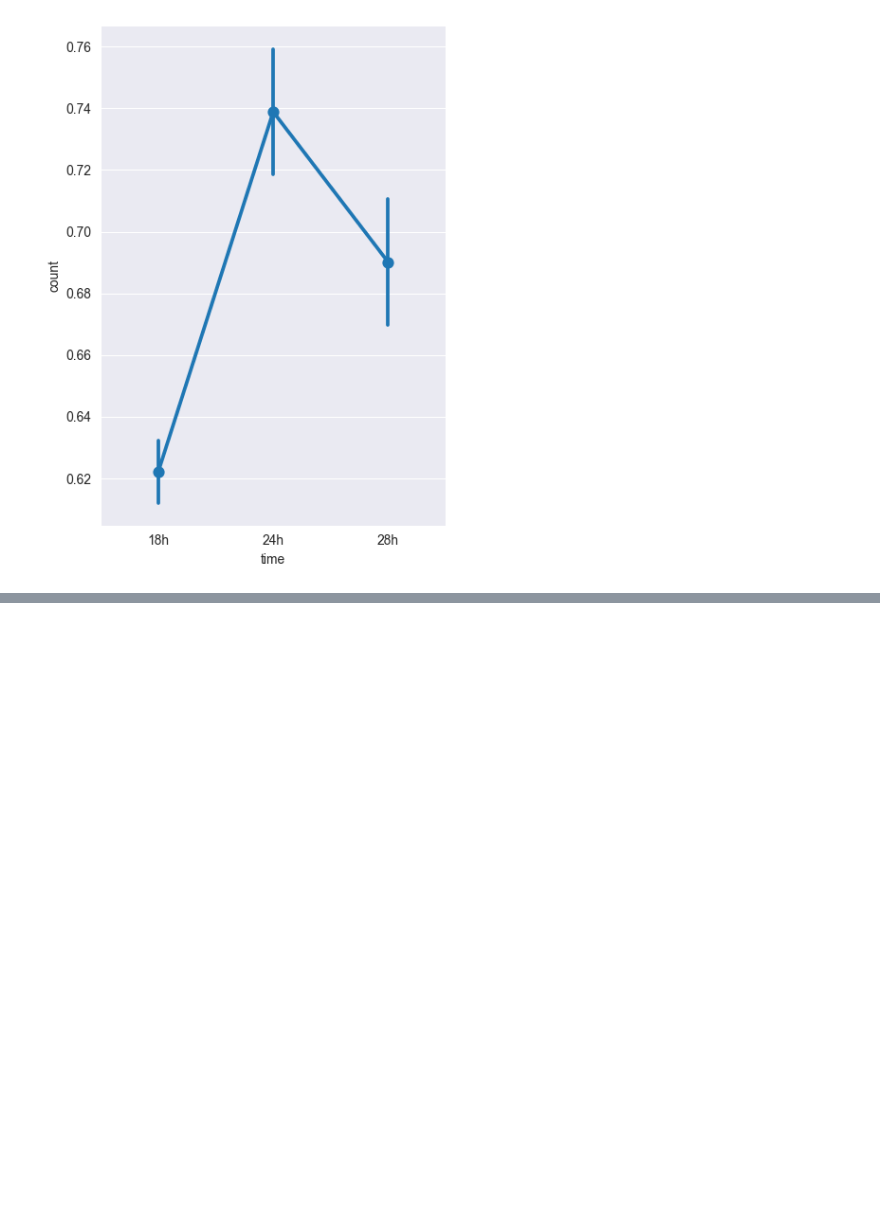
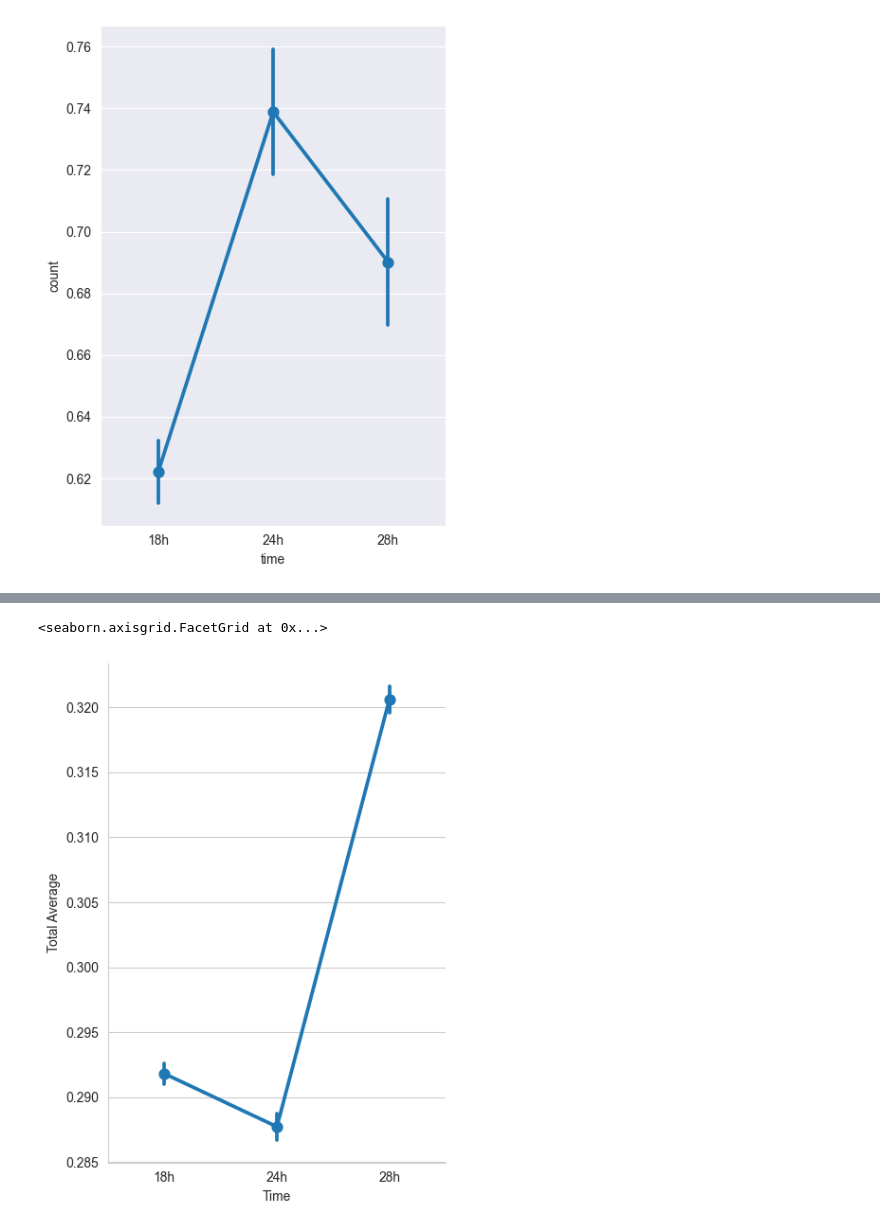
Before and after one commit to flotji-potji/micropattern_analysis, a Jupyter notebook: FS1_cell_cycle.ipynb, the cells around one changed output, grey strips where cells are left out. Saved outputs shown, nothing was run; the diff lists cells and outputs as text; code cells hidden in the pictures; blank space fills up the shorter version.

```diff
--- a/FS1_cell_cycle.ipynb
+++ b/FS1_cell_cycle.ipynb
@@ -97,0 +102,15 @@ sns.catplot(df, x="time", y="count", errorbar="se",
+# %%
+dapi_num = 1
+
+v_new = list(map(
+    lambda x:
+    pipe(
+        x,
+        lambda f: maximise_and_normalize(f),
+        lambda f: apply_multiotsu_to_image(f, dapi_num),
+    ),
+    images[2:])
+)
+
+print(f'Original shape:\t{images[2].shape}')
+print(f'New shape:\t{v_new[0].shape}')
@@ -97,0 +158,9 @@ sns.catplot(df, x="time", y="count", errorbar="se",
+# %%
+df["Total"] = df["EdU"] * df["DAPI"]
+df["Total Average"] = df["Total"] / df["DAPI"]
+# %%
+sns.catplot(df, x="Time", y="Total Average", errorbar="se",
+    kind="point", height=6, aspect=.75)
+# %% [output]
+<seaborn.axisgrid.FacetGrid at 0x...>
+[figure, added]
```
Also changed, not shown: parts of 14 cells of this notebook, 1 other file.
